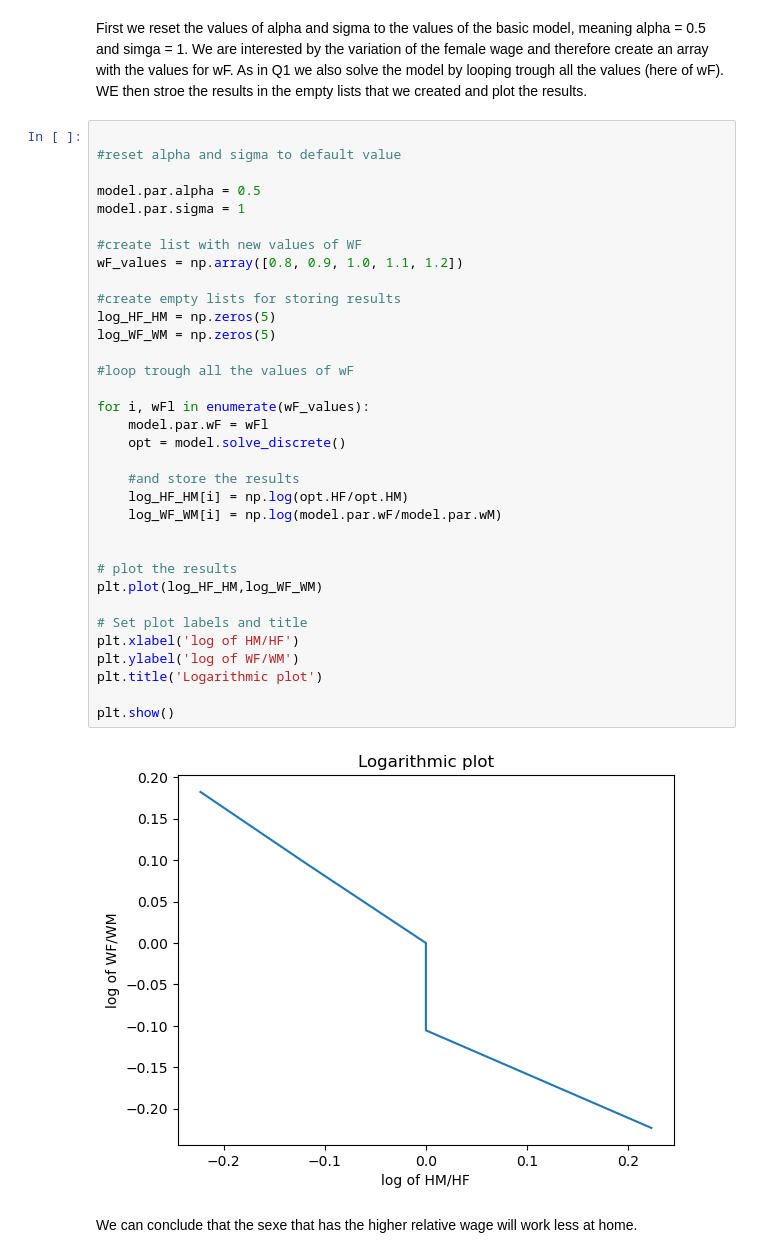
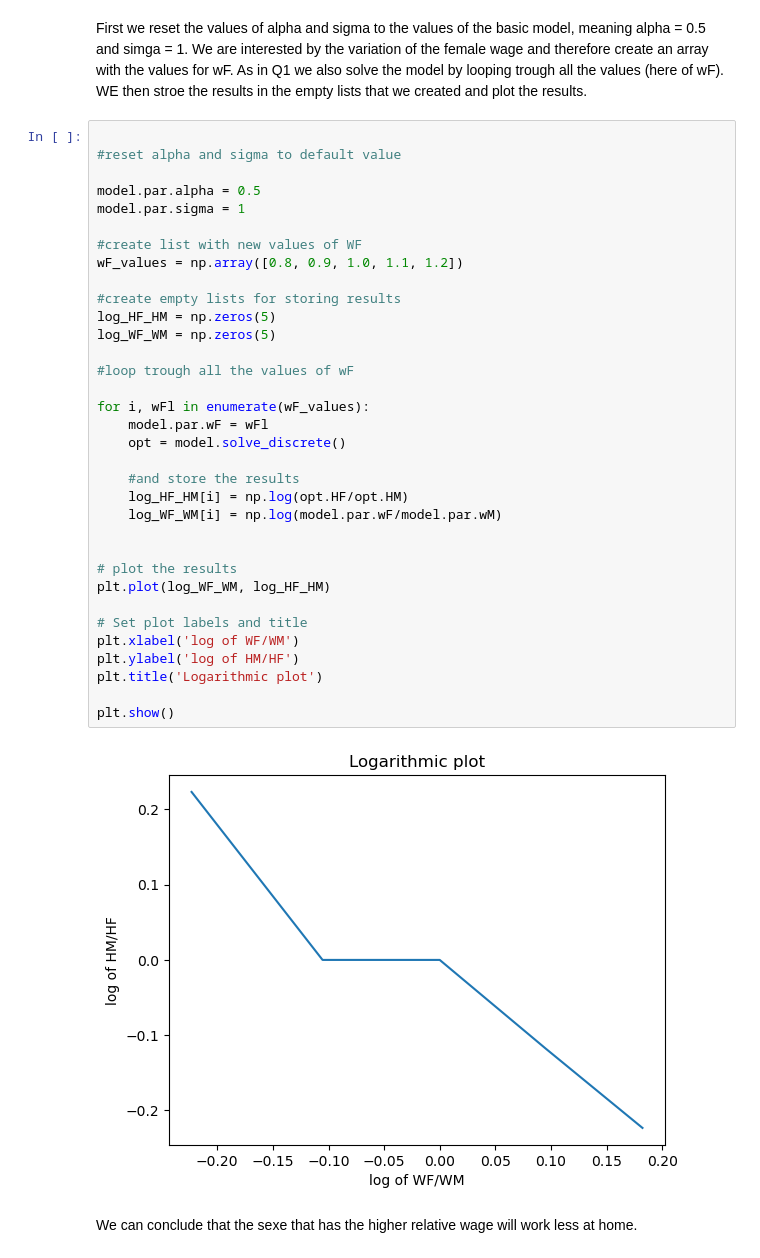
Before and after one commit to NumEconCopenhagen/projects-2023-newteam, a Jupyter notebook: inauguralproject/inauguralproject.ipynb, the cells around one changed output. Saved outputs shown, nothing was run; the diff lists cells and outputs as text.

```diff
--- a/inauguralproject/inauguralproject.ipynb
+++ b/inauguralproject/inauguralproject.ipynb
@@ -111,37 +97,37 @@ First we reset the values of alpha and sigma to the values of the basic model, m
 #reset alpha and sigma to default value
 
 model.par.alpha = 0.5
 model.par.sigma = 1
 
 #create list with new values of WF
 wF_values = np.array([0.8, 0.9, 1.0, 1.1, 1.2])
 
 #create empty lists for storing results
 log_HF_HM = np.zeros(5)
 log_WF_WM = np.zeros(5)
 
 #loop trough all the values of wF
 
 for i, wFl in enumerate(wF_values):
     model.par.wF = wFl
     opt = model.solve_discrete()
 
     #and store the results
     log_HF_HM[i] = np.log(opt.HF/opt.HM)
     log_WF_WM[i] = np.log(model.par.wF/model.par.wM)
 
 
 # plot the results
-plt.plot(log_HF_HM,log_WF_WM)
+plt.plot(log_WF_WM, log_HF_HM)
 
 # Set plot labels and title
-plt.xlabel('log of HM/HF')
-plt.ylabel('log of WF/WM')
+plt.xlabel('log of WF/WM')
+plt.ylabel('log of HM/HF')
 plt.title('Logarithmic plot')
 
 plt.show()
 # %% [output]
-[figure, old version]
+[figure, new version]
 # %% [markdown]
 We can conclude that the sexe that has the higher relative wage will work less at home.
 # %% [markdown]
```
Also changed, not shown: parts of 4 cells of this notebook.
